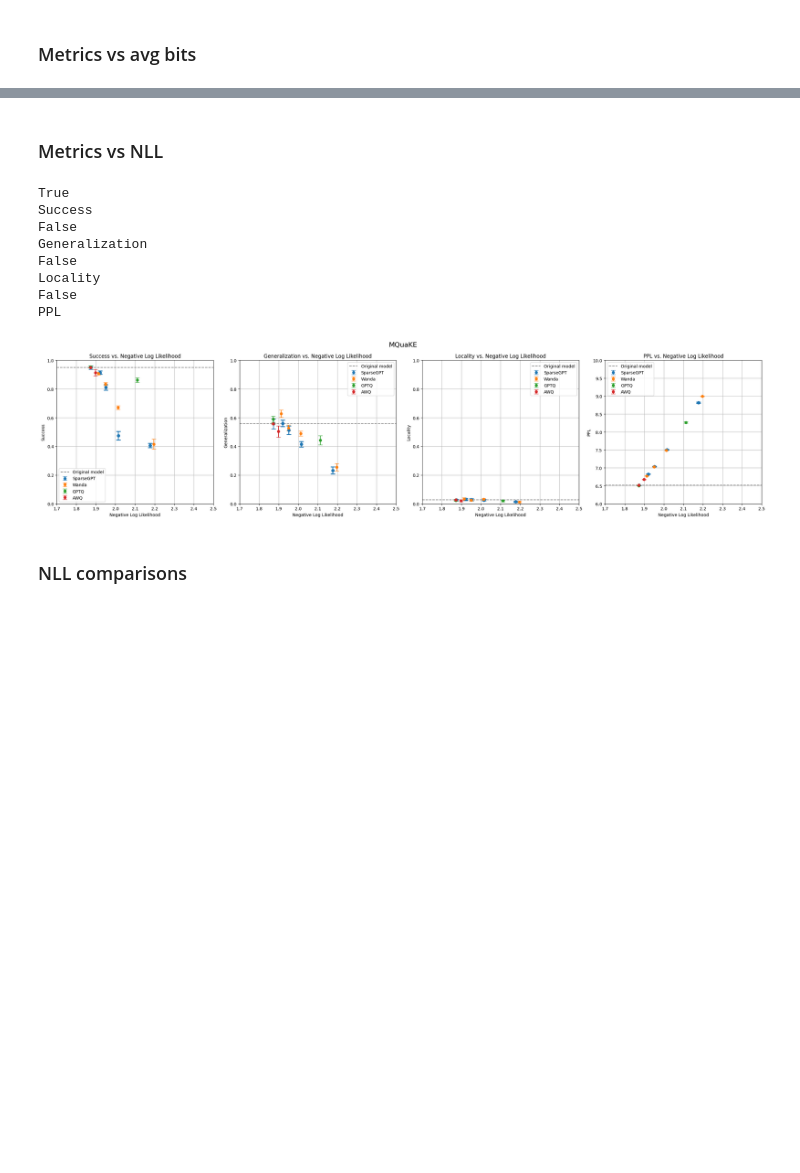
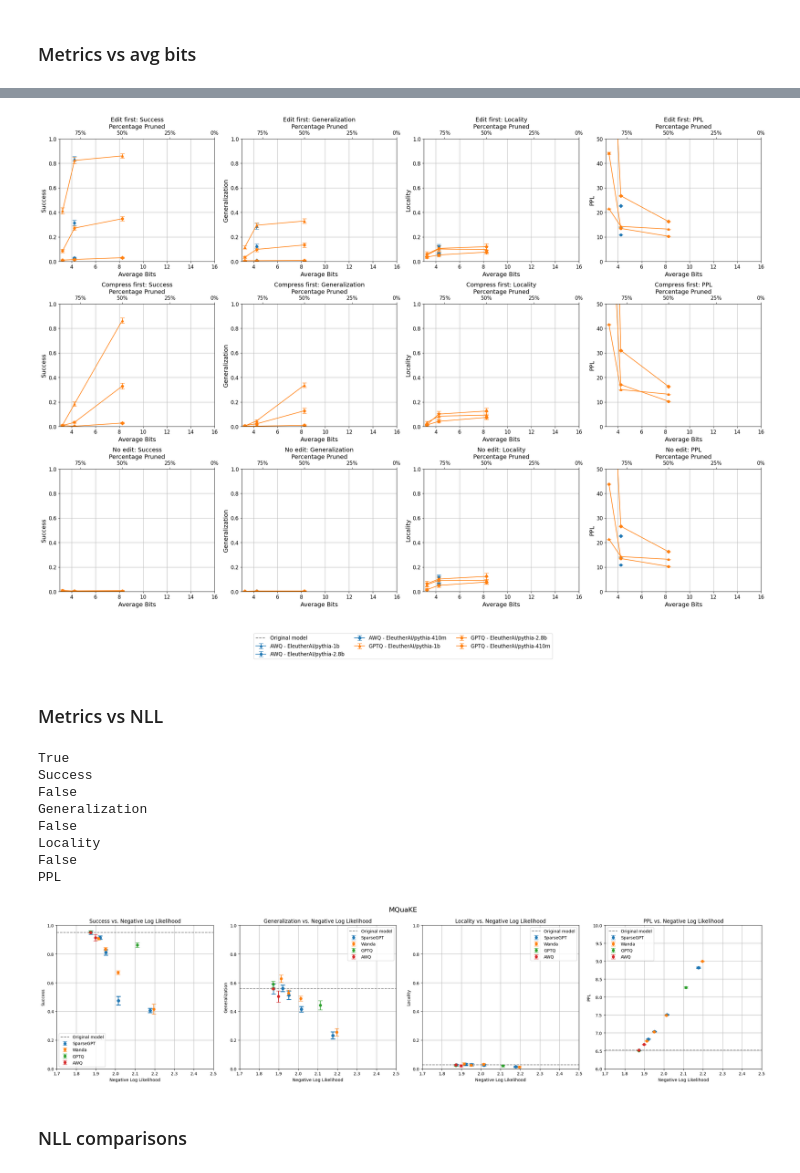
Before and after one commit to hartvigsen-group/composable-interventions, a Jupyter notebook: notebooks/graphs.ipynb, the cells around one changed output, grey strips where cells are left out. Saved outputs shown, nothing was run; the diff lists cells and outputs as text; code cells hidden in the pictures; blank space fills up the shorter version.

```diff
--- a/notebooks/graphs.ipynb
+++ b/notebooks/graphs.ipynb
@@ -30,7 +30,7 @@ def process_data(new_file_path, previous_df=None):
 
     # Check if 'PPL edits' column exists
     if 'PPL edits' in new_data.columns:
-        aggregation_columns = ['Rewrite accuracy', 'PPL', 'Generalization', 'Latency', 'Locality', 'PPL edits']
+        aggregation_columns = ['Rewrite accuracy', 'PPL', 'Generalization', 'Latency', 'Locality', 'PPL edits', 'PPl edits unmasked']
     else:
         aggregation_columns = ['Rewrite accuracy', 'PPL', 'Generalization', 'Latency', 'Locality']
         # new_data['PPL edits'] = np.nan  # Create an empty 'PPL edits' column
@@ -43,12 +43,12 @@ def process_data(new_file_path, previous_df=None):
     grouped_new_data.columns = ['_'.join(col).strip() for col in grouped_new_data.columns.values]
 
     # Merge the grouped new data with the extracted information
-    final_new_df = pd.merge(grouped_new_data.reset_index(), new_data[['Tags', 'alg_name', 'edit', 'compress', 'sparsity_ratio', 'method_name', 'Average bits']],
+    final_new_df = pd.merge(grouped_new_data.reset_index(), new_data[['Tags', 'alg_name', 'model', 'edit', 'compress', 'sparsity_ratio', 'method_name', 'Average bits']],
                             on='Tags', how='left').drop_duplicates()
 
     # Reordering columns
-    final_cols = ['alg_name', 'edit', 'compress', 'sparsity_ratio', 'method_name'] + \
-                 [col for col in final_new_df.columns if col not in ['alg_name', 'edit', 'compress', 'sparsity_ratio', 'Tags', 'method_name']]
+    final_cols = ['alg_name', 'model', 'edit', 'compress', 'sparsity_ratio', 'method_name'] + \
+                 [col for col in final_new_df.columns if col not in ['alg_name', 'model', 'edit', 'compress', 'sparsity_ratio', 'Tags', 'method_name']]
     final_new_df = final_new_df[final_cols]
 
     # If a previous DataFrame is provided, append the new data; otherwise, use the new data as the DataFrame
@@ -216,3 +179,85 @@ plot_metrics(dfs, titles, metrics)
+# %%
+import matplotlib.pyplot as plt
+import pandas as pd
+
+def plot_metrics(dataframes, titles, metrics, included_models):
+    num_dfs = len(dataframes)
+    fig, axs = plt.subplots(num_dfs, len(metrics), figsize=(24, 6 * num_dfs))
+
+    # Define font sizes
+    title_fontsize = 14
+    label_fontsize = 14
+    legend_fontsize = 12
+    tick_fontsize = 12
+
+    # Flatten the list of unique method names and models across all dataframes
+    all_methods = set(method for df in dataframes for method in df['method_name'].unique())
+    all_models = set(model for df in dataframes for model in df['model'].unique())
+
+    # Define color and marker mappings
+    method_colors = {method: f'C{i}' for i, method in enumerate(all_methods)}
+    model_markers = {model: marker for model, marker in zip(all_models, ['o-', 's-', '^-', 'D-', 'v-', '<', '>', 'p'])}
+
+    for df_index, df in enumerate(dataframes):
+        # Filter the DataFrame to include only specified models
+        df = df[df['model'].isin(included_models)]
+
+        baseline_values = {metric: df[df['sparsity_ratio'] == 0][metric].mean() for metric in metrics}
+
+        for i, metric in enumerate(metrics):
+            ax = axs[df_index, i] if num_dfs > 1 else axs[i]
+            ylabel = 'Success' if 'Rewrite accuracy' in metric else metric.split('_')[0]
+            if titles[df_index] == 'MQuAKE':
+                ylabel = 'One-hop' if 'Locality' in metric else metric.split('_')[0]
+            ax.axhline(y=baseline_values[metric], color='gray', linestyle='--', label='Original model')
+
+            grouped_df = df.groupby(['method_name', 'model'])
+            for (method, model), group in grouped_df:
+                label = f"{method} - {model}"
+                color = method_colors[method]
+                marker = model_markers[model]
+
+                new_data = pd.DataFrame({'Average bits': [16], metric: [baseline_values[metric]]})
+                extended_method_data = pd.concat([group, new_data], ignore_index=True)
+                extended_method_data_sorted = extended_method_data.sort_values(by='Average bits', ascending=False)
+
+                ax.errorbar(extended_method_data_sorted['Average bits'], extended_method_data_sorted[metric],
+                            yerr=extended_method_data_sorted[metric.replace('mean', 'standard_error')].fillna(0),
+                            fmt=marker, color=color, label=label, capsize=5)
+
+            ax.set_xlabel('Average Bits', fontsize=label_fontsize)
+            ax.set_ylabel(ylabel, fontsize=label_fontsize)
+            ax.set_title(f'{titles[df_index]}: {ylabel}', fontsize=title_fontsize)
+            ax.grid(True)
+            ax.set_xlim(3, 16)
+            ax.tick_params(axis='both', which='major', labelsize=tick_fontsize)
+
+            if i < 3:
+                ax.set_ylim(0, 1)
+            else:
+                ax.set_ylim(0, 50)
+
+            secax = ax.secondary_xaxis('top')
+            secax.set_xlabel('Percentage Pruned', fontsize=label_fontsize)
+            secax.set_xticks([1, 4.75, 8.25, 12.25, 16])
+            secax.set_xticklabels(['100%', '75%', '50%', '25%', '0%'], fontsize=tick_fontsize)
+
+    # Place the legend at the bottom of the figure
+    handles, labels = ax.get_legend_handles_labels()
+    fig.legend(handles, labels, loc='lower center', ncol=3, bbox_to_anchor=(0.5, 0.0), fontsize=legend_fontsize)
+
+    plt.tight_layout(rect=[0, 0.09, 1, 1])  # Adjust the rectangle to make space for the legend
+    plt.show()
+
+# Example usage
+# ['meta-llama/Llama-2-7b-chat-hf', 'EleutherAI/pythia-2.8b', 'EleutherAI/pythia-410m', 'EleutherAI/pythia-1b']
+included_models = ['EleutherAI/pythia-2.8b', 'EleutherAI/pythia-410m', 'EleutherAI/pythia-1b']  # Replace with the models you want to include
+dfs = [edited_counterfact, compfirst_counterfact, unedited_counterfact]
+metrics = ['Rewrite accuracy_mean', 'Generalization_mean', 'Locality_mean', 'PPL_mean']
+titles = ['Edit first', 'Compress first', 'No edit']
+plot_metrics(dfs, titles, metrics, included_models)
+# %% [output]
+[figure, added]
 # %% [markdown]
 ### Metrics vs NLL
 # %%
```
Also changed, not shown: parts of 3 cells of this notebook, 6 other files.
